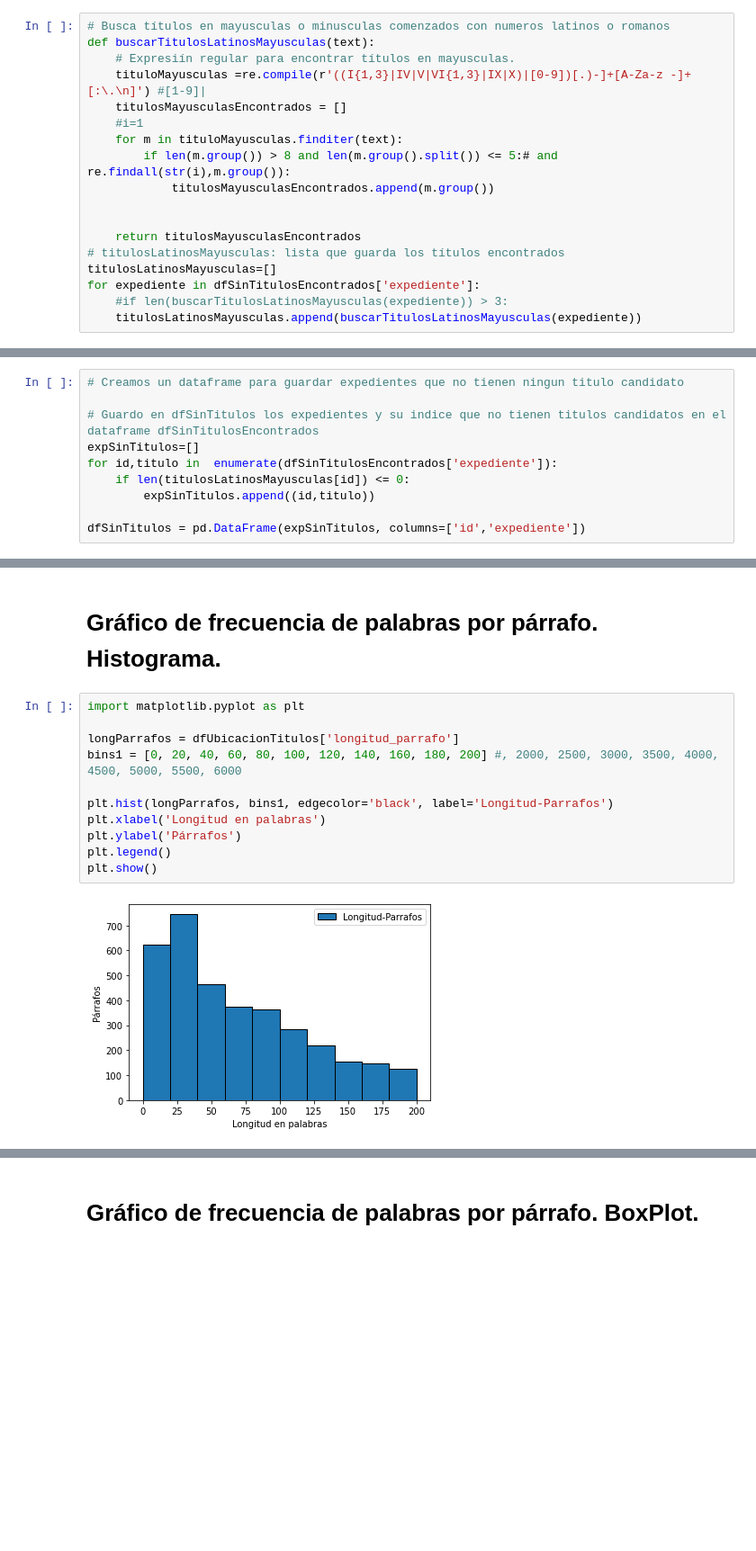
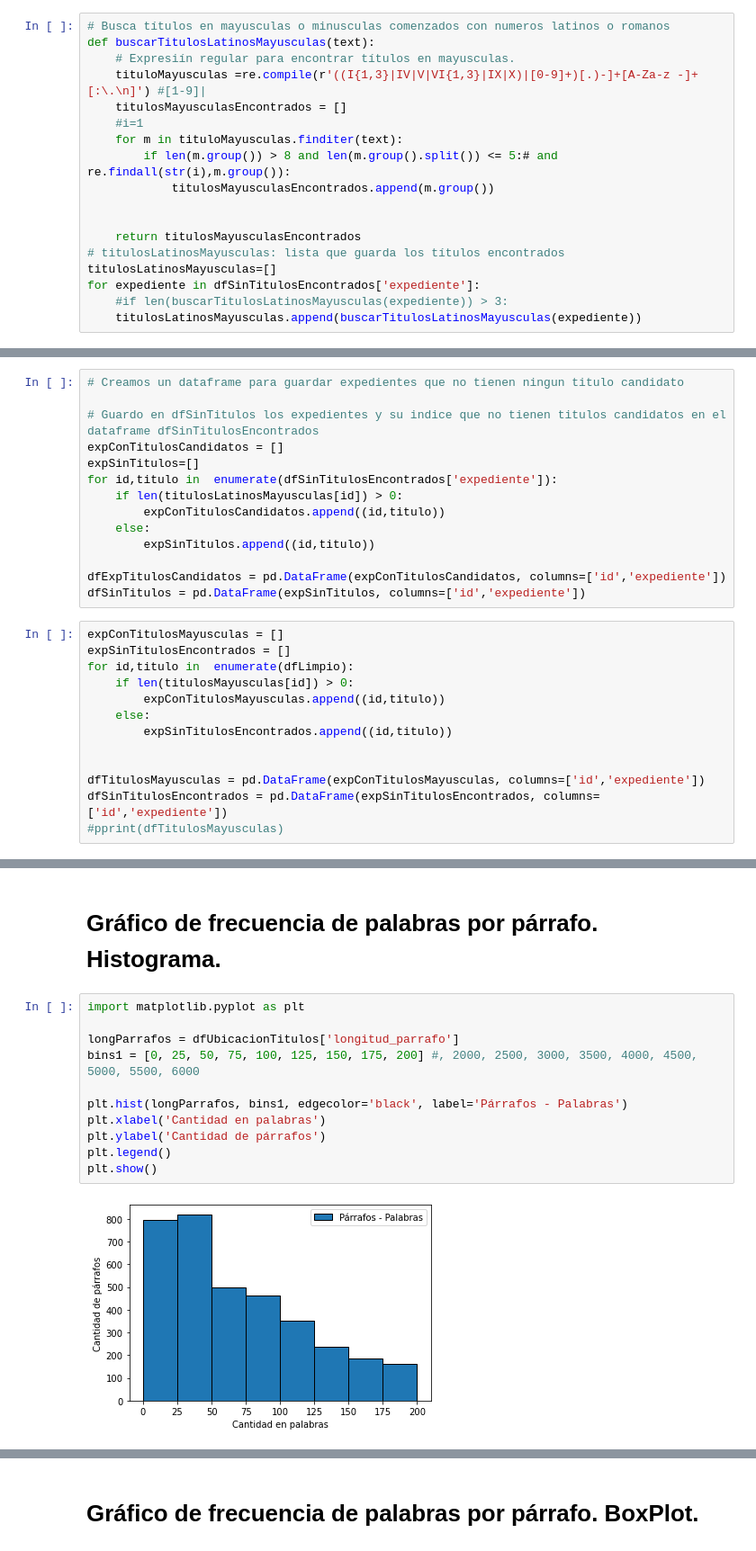
Before and after one commit to gaston411/Mi-Proyecto, a Jupyter notebook: Busqueda_titulo-parrafo.ipynb, the cells around one changed output, grey strips where cells are left out. Shown at 90% size. Cells and saved outputs as stored; diff of their text form; blank space fills up the shorter version.

```diff
--- a/Busqueda_titulo-parrafo.ipynb
+++ b/Busqueda_titulo-parrafo.ipynb
@@ -194,7 +194,7 @@ dfSinTitulosEncontrados['expediente'] = dfSinTitulosEncontrados['expediente'].ap
 # Busca títulos en mayusculas o minusculas comenzados con numeros latinos o romanos
 def buscarTitulosLatinosMayusculas(text):
     # Expresiín regular para encontrar títulos en mayusculas.
-    tituloMayusculas =re.compile(r'((I{1,3}|IV|V|VI{1,3}|IX|X)|[0-9])[.)-]+[A-Za-z -]+[:\.\n]') #[1-9]|
+    tituloMayusculas =re.compile(r'((I{1,3}|IV|V|VI{1,3}|IX|X)|[0-9]+)[.)-]+[A-Za-z -]+[:\.\n]') #[1-9]|
     titulosMayusculasEncontrados = []
     #i=1
     for m in tituloMayusculas.finditer(text):
@@ -244,12 +250,29 @@ dfTitulosCandidatos = pd.DataFrame(titulosCandidatos,columns=['id','tipo','titul
 # Creamos un dataframe para guardar expedientes que no tienen ningun titulo candidato
 
 # Guardo en dfSinTitulos los expedientes y su indice que no tienen titulos candidatos en el dataframe dfSinTitulosEncontrados
+expConTitulosCandidatos = []
 expSinTitulos=[]
 for id,titulo in  enumerate(dfSinTitulosEncontrados['expediente']):
-    if len(titulosLatinosMayusculas[id]) <= 0:
+    if len(titulosLatinosMayusculas[id]) > 0:
+        expConTitulosCandidatos.append((id,titulo))
+    else:
         expSinTitulos.append((id,titulo))
 
+dfExpTitulosCandidatos = pd.DataFrame(expConTitulosCandidatos, columns=['id','expediente'])
 dfSinTitulos = pd.DataFrame(expSinTitulos, columns=['id','expediente'])
+# %%
+expConTitulosMayusculas = []
+expSinTitulosEncontrados = []
+for id,titulo in  enumerate(dfLimpio):
+    if len(titulosMayusculas[id]) > 0:
+        expConTitulosMayusculas.append((id,titulo))
+    else:
+        expSinTitulosEncontrados.append((id,titulo))
+
+
+dfTitulosMayusculas = pd.DataFrame(expConTitulosMayusculas, columns=['id','expediente'])
+dfSinTitulosEncontrados = pd.DataFrame(expSinTitulosEncontrados, columns=['id','expediente'])
+#pprint(dfTitulosMayusculas)
 # %%
 #pprint(dfSinTitulos.expediente[0])
 #pprint(df.text[14])
@@ -501,13 +573,13 @@ with open('parrafos.html','w', encoding="utf-8") as f:
 # %%
 import matplotlib.pyplot as plt
 
 longParrafos = dfUbicacionTitulos['longitud_parrafo']
-bins1 = [0, 20, 40, 60, 80, 100, 120, 140, 160, 180, 200] #, 2000, 2500, 3000, 3500, 4000, 4500, 5000, 5500, 6000
+bins1 = [0, 25, 50, 75, 100, 125, 150, 175, 200] #, 2000, 2500, 3000, 3500, 4000, 4500, 5000, 5500, 6000
 
-plt.hist(longParrafos, bins1, edgecolor='black', label='Longitud-Parrafos')
-plt.xlabel('Longitud en palabras')
-plt.ylabel('Párrafos')
+plt.hist(longParrafos, bins1, edgecolor='black', label='Párrafos - Palabras')
+plt.xlabel('Cantidad en palabras')
+plt.ylabel('Cantidad de párrafos')
 plt.legend()
 plt.show()
 # %% [output]
-[figure, old version]
+[figure, new version]
```
Also changed, not shown: parts of 23 cells of this notebook, 1 other file.
